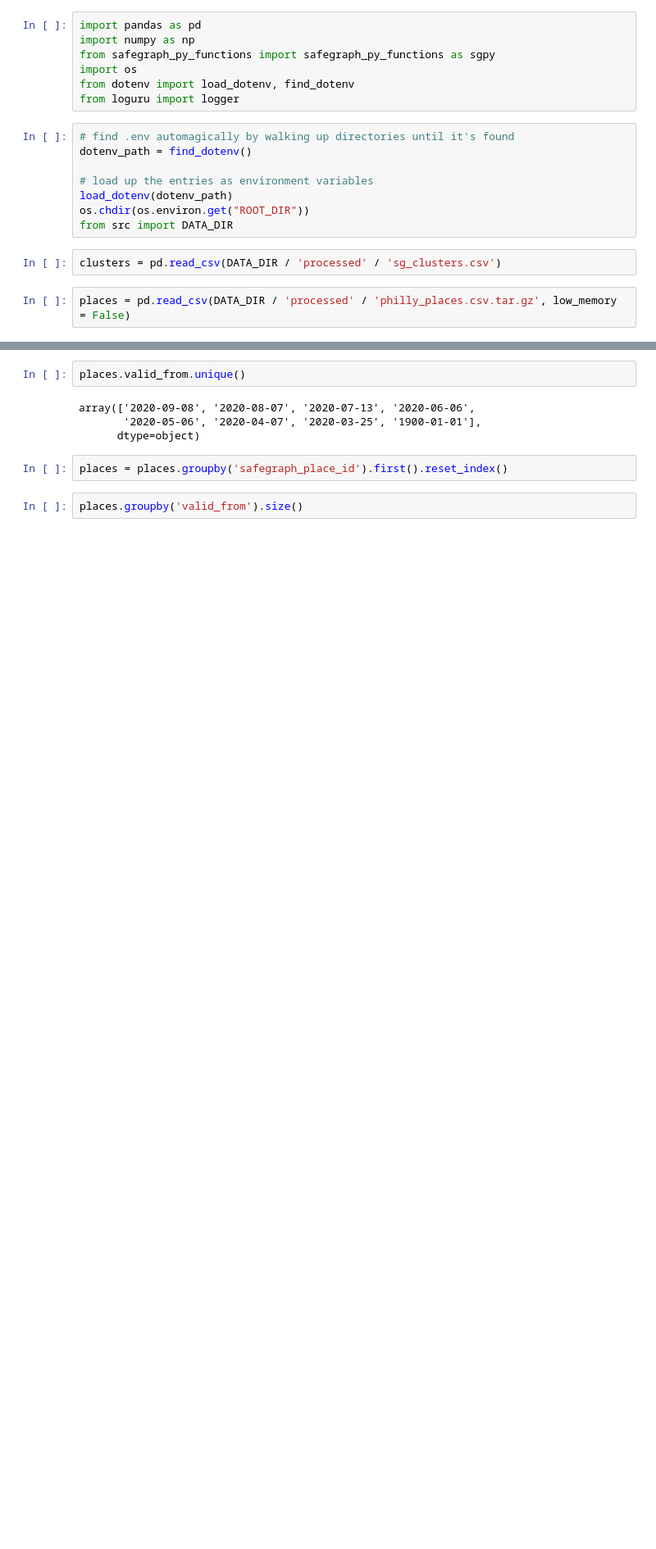
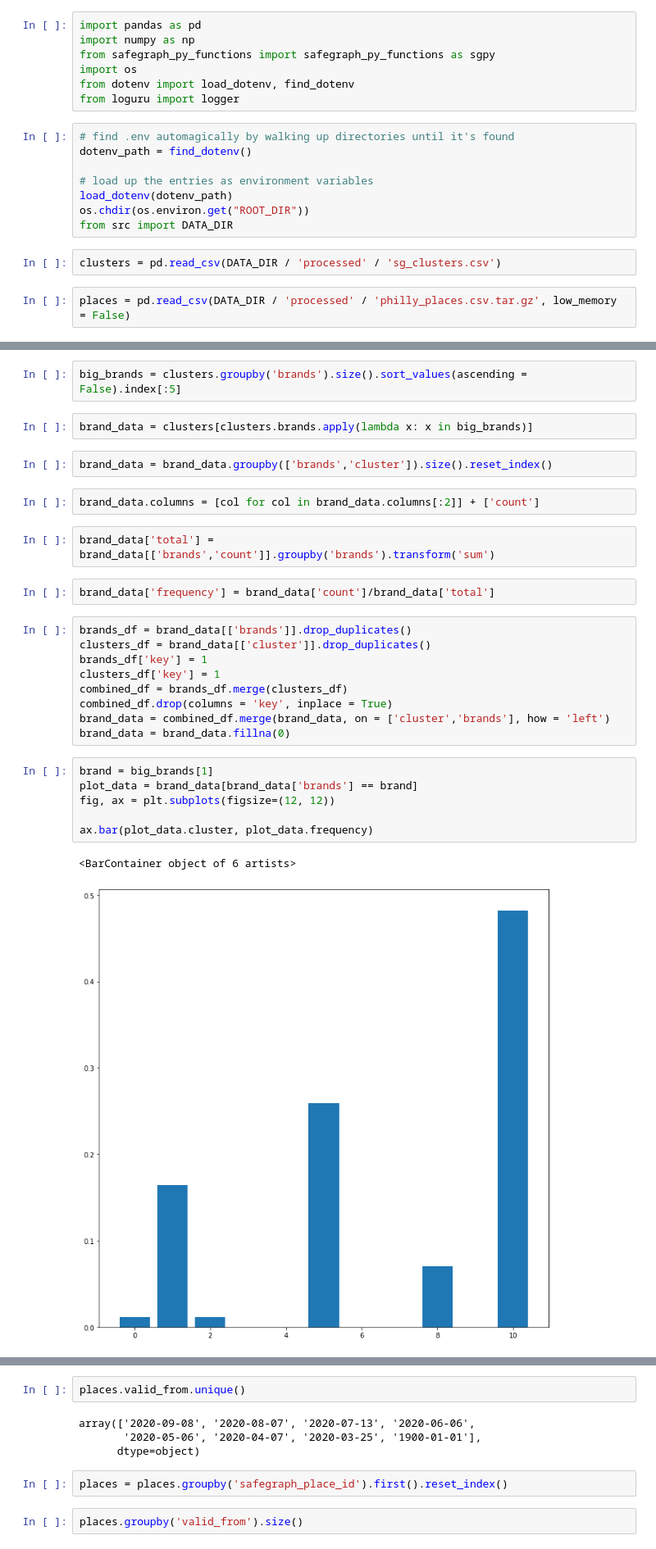
Before and after one commit to hkronenb/HK_DATS_Practicum, a Jupyter notebook: notebooks/Cluster Plot.ipynb, the cells around one changed output, grey strips where cells are left out. Shown at 82% size. Cells and saved outputs as stored; diff of their text form; blank space fills up the shorter version.

Commit message:
cluster plots

```diff
--- a/notebooks/Cluster Plot.ipynb
+++ b/notebooks/Cluster Plot.ipynb
@@ -19,0 +60,30 @@ places = pd.read_csv(DATA_DIR / 'processed' / 'philly_places.csv.tar.gz', low_me
+# %%
+big_brands = clusters.groupby('brands').size().sort_values(ascending = False).index[:5]
+# %%
+brand_data = clusters[clusters.brands.apply(lambda x: x in big_brands)]
+# %%
+brand_data = brand_data.groupby(['brands','cluster']).size().reset_index()
+# %%
+brand_data.columns = [col for col in brand_data.columns[:2]] + ['count']
+# %%
+brand_data['total'] = brand_data[['brands','count']].groupby('brands').transform('sum')
+# %%
+brand_data['frequency'] = brand_data['count']/brand_data['total']
+# %%
+brands_df = brand_data[['brands']].drop_duplicates()
+clusters_df = brand_data[['cluster']].drop_duplicates()
+brands_df['key'] = 1
+clusters_df['key'] = 1
+combined_df = brands_df.merge(clusters_df)
+combined_df.drop(columns = 'key', inplace = True)
+brand_data = combined_df.merge(brand_data, on = ['cluster','brands'], how = 'left')
+brand_data = brand_data.fillna(0)
+# %%
+brand = big_brands[1]
+plot_data = brand_data[brand_data['brands'] == brand]
+fig, ax = plt.subplots(figsize=(12, 12))
+
+ax.bar(plot_data.cluster, plot_data.frequency)
+# %% [output]
+<BarContainer object of 6 artists>
+[figure, added]
```
Also changed, not shown: parts of 10 cells of this notebook, 1 other file.
